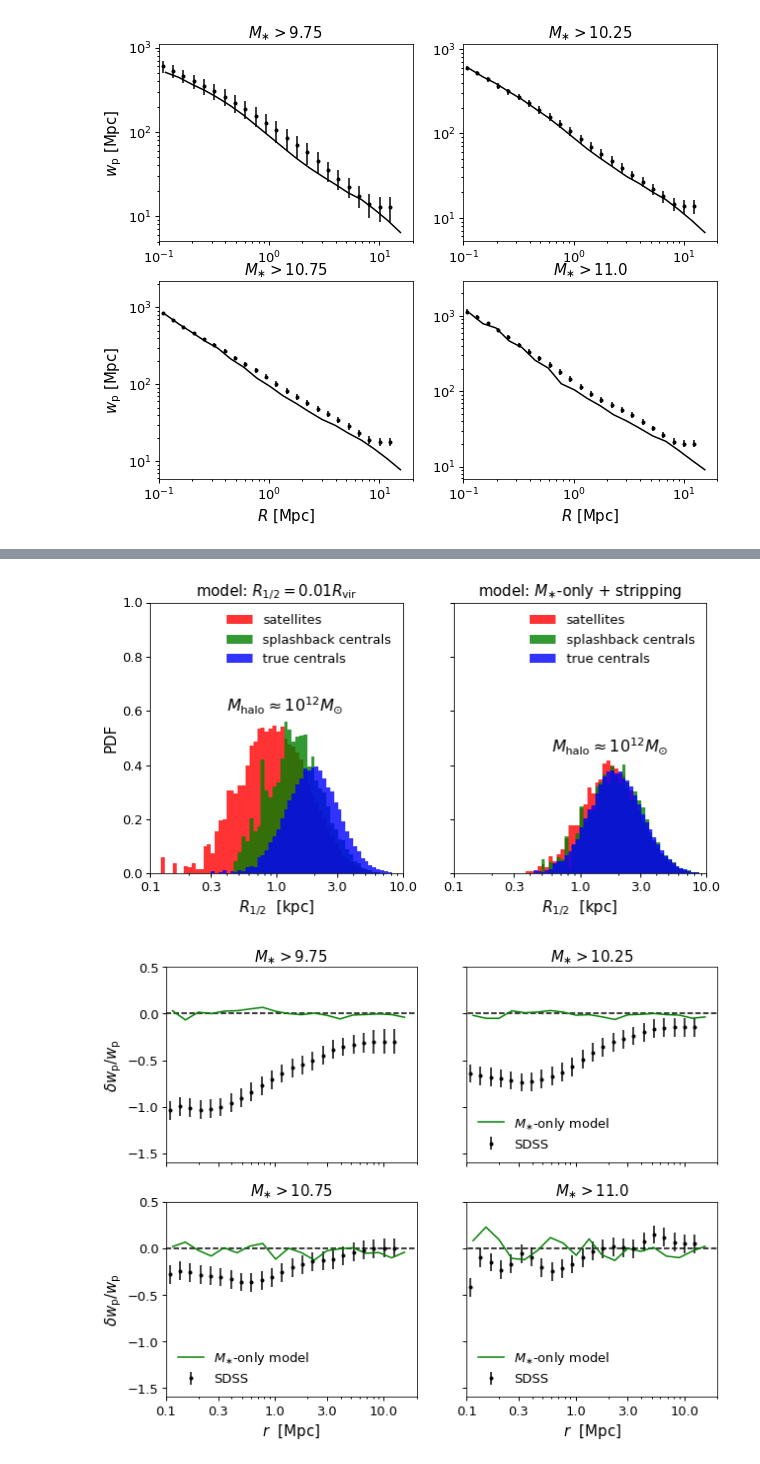
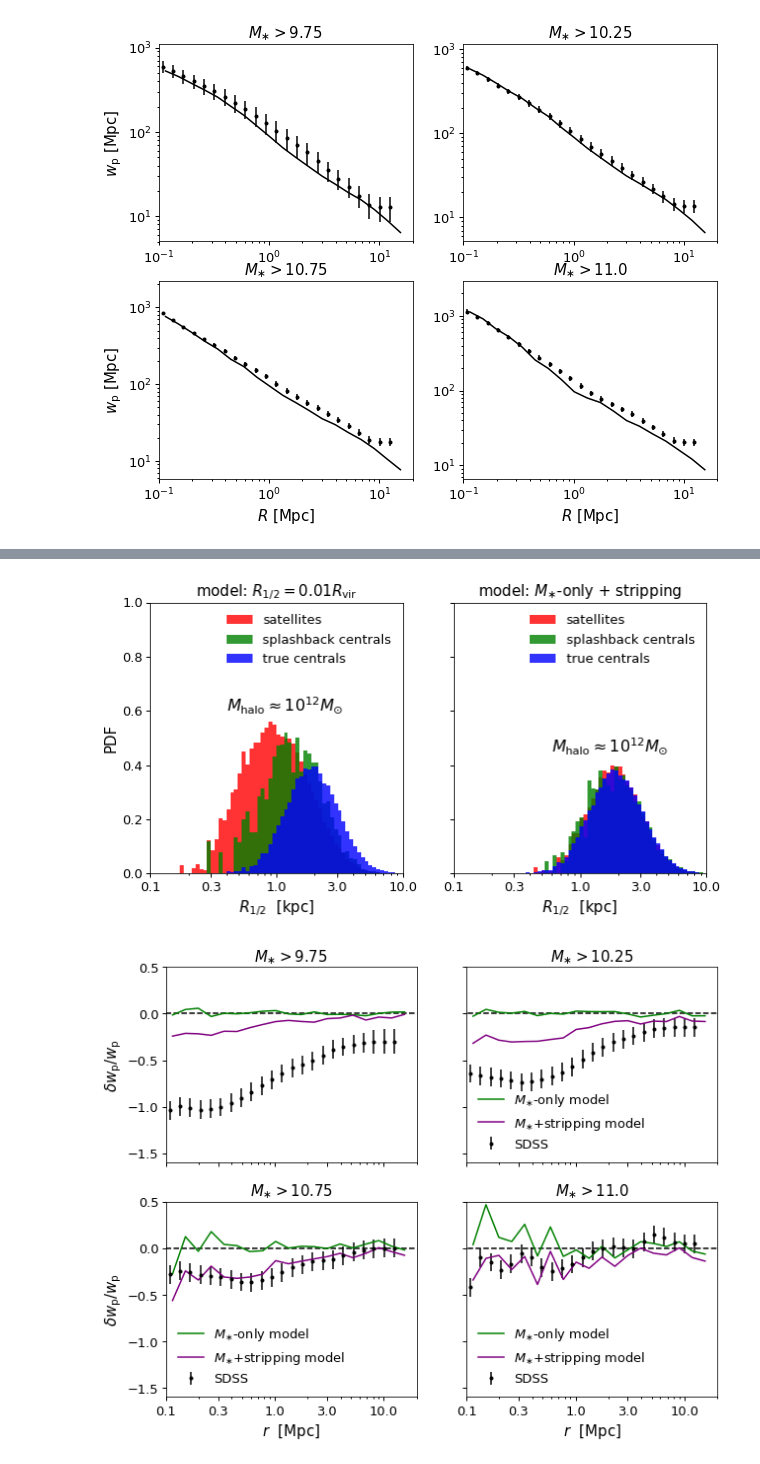
Before and after one commit to aphearin/galsize_models, a Jupyter notebook: notebooks/sham_based_penultimate_results.ipynb, the cells around one changed output, grey strips where cells are left out. Drawn from its saved outputs; the diff is of its cells as text; code cells hidden in the pictures.

```diff
--- a/notebooks/sham_based_penultimate_results.ipynb
+++ b/notebooks/sham_based_penultimate_results.ipynb
@@ -70,7 +70,7 @@ logsm_bins = np.linspace(9, 12.25, 35)
 logsm_mids = 0.5*(logsm_bins[:-1] + logsm_bins[1:])
 
 
-sdss_median_rhalf_table, __, __ = binned_statistic(sdss['logsm_bell03_meert15'],
+sdss_median_rhalf_table, __, __ = binned_statistic(sdss['sm'],
                                       sdss['r50_magr_kpc_meert15'],
                                      bins=logsm_bins)
 
@@ -214,7 +214,7 @@ wp_small_mock_sm10p75_nospl, wp_all_mock_sm10p75_nospl, wp_large_mock_sm10p75_no
 wp_small_mock_sm11p0_nospl, wp_all_mock_sm11p0_nospl, wp_large_mock_sm11p0_nospl = _x[4]
 wp_small_mock_sm11p25_nospl, wp_all_mock_sm11p25_nospl, wp_large_mock_sm11p25_nospl = _x[5]
 # %%
-mock['r50'] = mock['r50_ncorr']
+mock['r50'] = mock['r50_nocorr']
 
 median_rhalf_mock, __, __ = binned_statistic(mock['sm'][~mock['orphan']],
                         mock['r50'][~mock['orphan']], bins=logsm_table)
@@ -231,12 +231,11 @@ wp_small_mock_sm11p25_noorphan, wp_all_mock_sm11p25_noorphan, wp_large_mock_sm11
 # %%
 mock['r50'] = mock['r50_mstar_stripping']
 
-median_rhalf_mock, __, __ = binned_statistic(mock['sm'][~mock['orphan']],
-                        mock['r50'][~mock['orphan']], bins=logsm_table)
+median_rhalf_mock, __, __ = binned_statistic(mock['sm'], mock['r50'], bins=logsm_table)
 
 mock['r50_median'] = np.interp(mock['sm'], logsm_mids, median_rhalf_mock)
 
-_x = single_component_clustering(mock[~mock['orphan']])
+_x = single_component_clustering(mock)
 rp_mids = _x[0]
 wp_small_mock_sm9p75_mstar_stripping, wp_all_mock_sm9p75_mstar_stripping, wp_large_mock_sm9p75_mstar_stripping = _x[1]
 wp_small_mock_sm10p25_mstar_stripping, wp_all_mock_sm10p25_mstar_stripping, wp_large_mock_sm10p25_mstar_stripping = _x[2]
@@ -555,7 +554,7 @@ __=ax2.annotate(r'$M_{\rm halo}\approx10^{12}M_{\odot}$',
 figname = 'rvir_only_cen_sat_sizes.pdf'
 fig.savefig(figname, bbox_extra_artists=[xlabel, ylabel], bbox_inches='tight')
 # %% [output]
-[figure, old version]
+[figure, new version]
 # %%
 fig, axes = plt.subplots(2, 2, figsize=(10, 8), sharex=True)
 (ax1, ax2), (ax3, ax4) = axes
@@ -597,31 +596,39 @@ __=ax2.plot(rp_mids, fracdiff_sm10p25_mstar, color='green',
            label=r'$M_{\ast}$-only model')
 __=ax3.plot(rp_mids, fracdiff_sm10p75_mstar, color='green',
            label=r'$M_{\ast}$-only model')
 __=ax4.plot(rp_mids[ifirst:], fracdiff_sm11p0_mstar[ifirst:], color='green',
            label=r'$M_{\ast}$-only model')
 
+__=ax1.plot(rp_mids, fracdiff_sm9p75_mstar_stripping, color='purple')
+__=ax2.plot(rp_mids, fracdiff_sm10p25_mstar_stripping, color='purple',
+           label=r'$M_{\ast}$+stripping model')
+__=ax3.plot(rp_mids, fracdiff_sm10p75_mstar_stripping, color='purple',
+           label=r'$M_{\ast}$+stripping model')
+__=ax4.plot(rp_mids[ifirst:], fracdiff_sm11p0_mstar_stripping[ifirst:], color='purple',
+           label=r'$M_{\ast}$+stripping model')
+
 ax3.set_xticks((0.1, 0.3, 1, 3, 10))
 ax4.set_xticks((0.1, 0.3, 1, 3, 10))
 ax1.get_xaxis().set_minor_formatter(ticker.NullFormatter())
 ax1.get_xaxis().set_major_formatter(ticker.NullFormatter())
 ax2.get_xaxis().set_minor_formatter(ticker.NullFormatter())
 ax2.get_xaxis().set_major_formatter(ticker.NullFormatter())
 ax3.get_xaxis().set_major_formatter(ticker.ScalarFormatter())
 ax3.get_xaxis().set_minor_formatter(ticker.NullFormatter())
 ax4.get_xaxis().set_major_formatter(ticker.ScalarFormatter())
 ax4.get_xaxis().set_minor_formatter(ticker.NullFormatter())
 
 labels = [item.get_text() for item in ax2.get_yticklabels()]
 empty_string_labels = ['']*len(labels)
 ax2.set_yticklabels(empty_string_labels)
 ax4.set_yticklabels(empty_string_labels)
 
 legend = ax1.legend()
 legend = ax2.legend()
 legend = ax3.legend()
 legend = ax4.legend()
 
 figname = 'alt_model_wp_ratios.pdf'
 fig.savefig(figname, bbox_extra_artists=[xlabel3, ylabel3], bbox_inches='tight')
 # %% [output]
-[figure, old version]
+[figure, new version]
```
Also changed, not shown: parts of 3 cells of this notebook, 5 other files.
